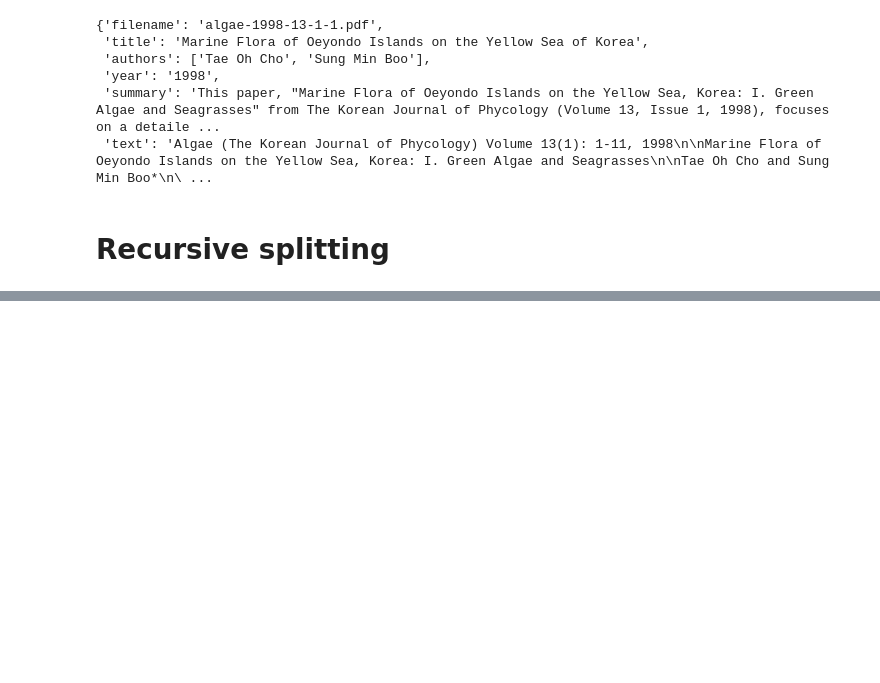
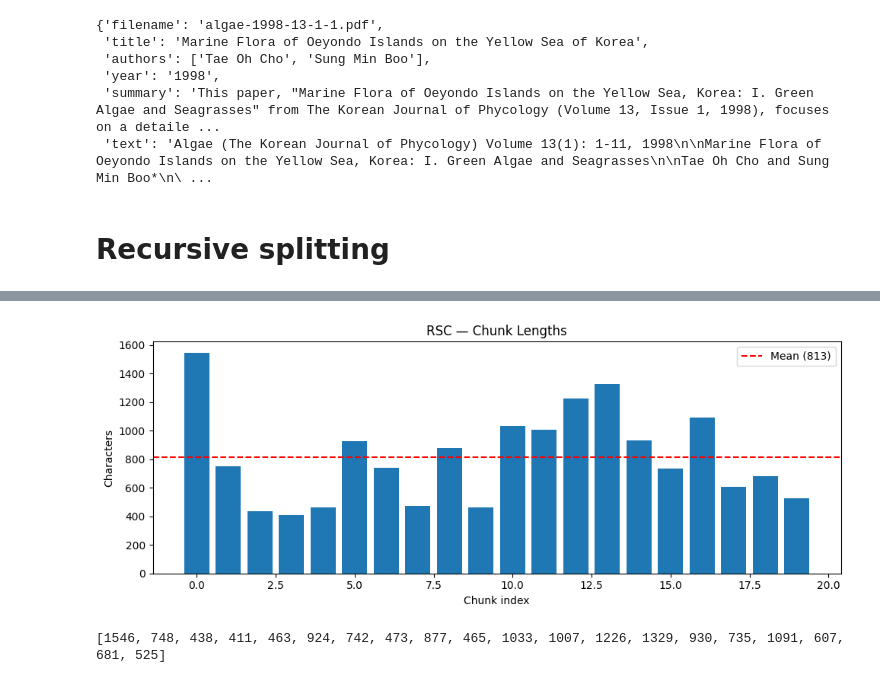
Before and after one commit to Novyfilip/algae-graphrag-thesis, a Jupyter notebook: notebooks/Chunking Experiment.ipynb, the cells around one changed output, grey strips where cells are left out. Drawn from its saved outputs; the diff is of its cells as text; code cells hidden in the pictures; blank space fills up the shorter version.

```diff
--- a/notebooks/Chunking Experiment.ipynb
+++ b/notebooks/Chunking Experiment.ipynb
@@ -373,0 +633,15 @@ TypeError: 'ellipsis' object is not iterable
+# %%
+def enforce_max_size(chunks, t_final=2500):
+    final = []
+    splitter = RecursiveCharacterTextSplitter(
+        chunk_size=t_final,
+        chunk_overlap=0,
+    )
+    for chunk in chunks:
+        if len(chunk) > t_final:
+            sub_chunks = splitter.create_documents([chunk])
+            final.extend([sc.page_content for sc in sub_chunks])
+        else:
+            final.append(chunk)
+
+    return final
@@ -373,0 +709,9 @@ TypeError: 'ellipsis' object is not iterable
+# %%
+#Display to read
+with open(output_dir / "algae-1998-13-1-1.json", "r", encoding="utf-8") as f:
+    rsc_result = json.load(f)
+
+for c in rsc_result["chunks"]:
+    print(f"--- Chunk {c['chunk_id']} ({c['char_length']} chars) ---")
+    print(c["text"][:200])
+    print()
@@ -373,0 +736,17 @@ TypeError: 'ellipsis' object is not iterable
+# %%
+lengths = [c["char_length"] for c in rsc_result["chunks"]]
+mean_len = statistics.mean(lengths)
+
+plt.figure(figsize=(10, 4))
+plt.bar(range(len(lengths)), lengths)
+plt.xlabel("Chunk index")
+plt.ylabel("Characters")
+plt.title("RSC — Chunk Lengths")
+plt.axhline(y=mean_len, color="red", linestyle="--", label=f"Mean ({mean_len:.0f})")
+plt.legend()
+plt.tight_layout()
+plt.show()
+print(lengths)
+# %% [output]
+[figure, added]
+[1546, 748, 438, 411, 463, 924, 742, 473, 877, 465, 1033, 1007, 1226, 1329, 930, 735, 1091, 607, 681, 525]
```
Also changed, not shown: parts of 18 cells of this notebook, 8 other files.
